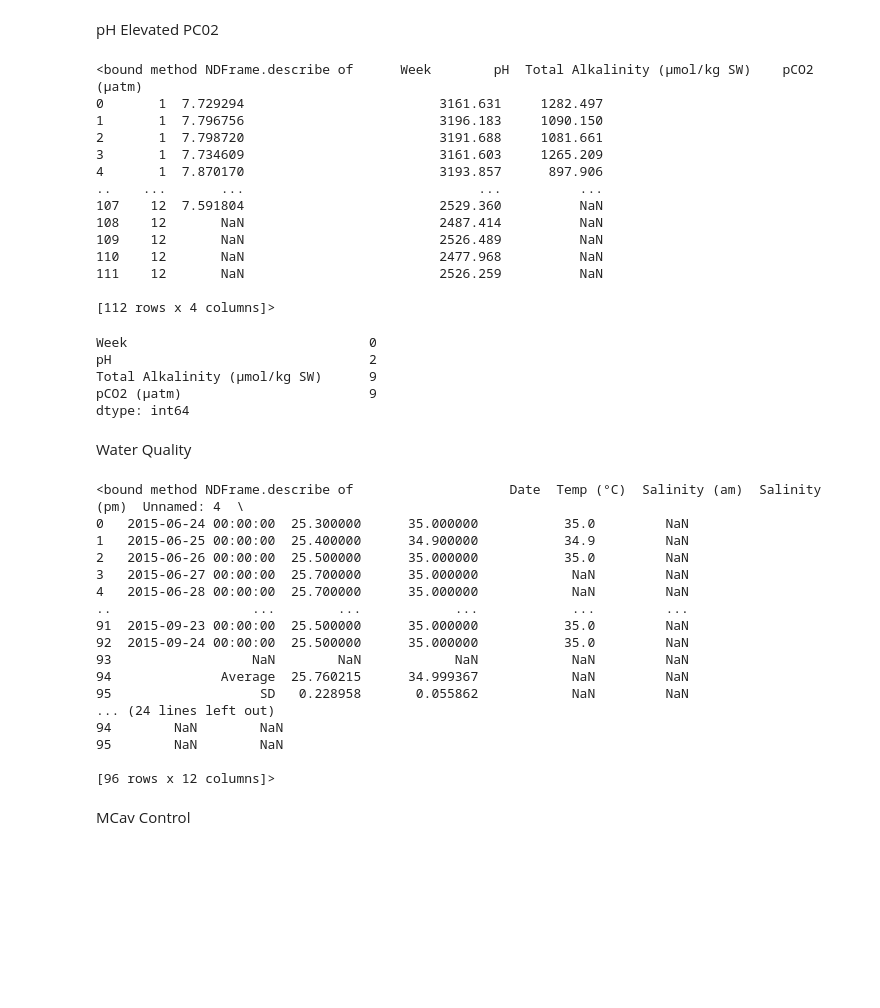
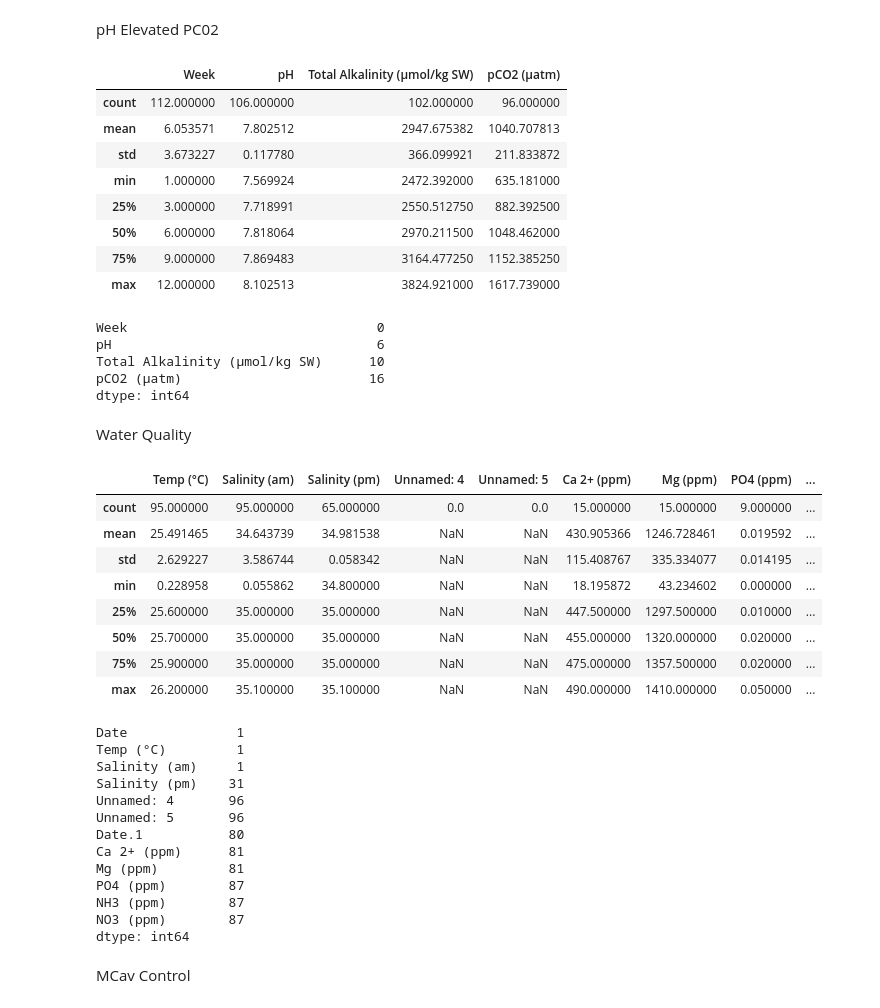
Before and after one commit to ENVS110a-SP23/group3-project, a Jupyter notebook: DataProcessing.ipynb, the cells around one changed output. Saved outputs shown, nothing was run; the diff lists cells and outputs as text; code cells hidden in the pictures; blank space fills up the shorter version.

Commit message:
Updated data processing/ fixed issues

```diff
--- a/DataProcessing.ipynb
+++ b/DataProcessing.ipynb
@@ -9,8 +9,8 @@ Read in data:
 import numpy as np
 import pandas as pd
 # %%
-Cardbonate_Chemistry= '/Users/danimadan/Desktop/GitHub/group3-project/FINAL Cleaned Carbonate Chemistry, water quality and coral measurements (1).xlsx'
-data= pd.ExcelFile(Carbonate_Chemistry)
+Cardbonate_Chemistry = '/Users/danimadan/Desktop/GitHub/group3-project/FINAL Cleaned Carbonate Chemistry, water quality and coral measurements (1).xlsx'
+data= pd.ExcelFile(Cardbonate_Chemistry)
 
 #generating list of sheets
 sheet_names = data.sheet_names
@@ -95,54 +92,55 @@ Getting some idea of missing data across different different variables
 # %% [markdown]
 pH Elevated PC02
 # %%
-ph_elevated_pc02.describe
+ph_elevated_pc02.describe()
 # %% [output]
-<bound method NDFrame.describe of      Week        pH  Total Alkalinity (µmol/kg SW)    pCO2 (µatm)
-0       1  7.729294                         3161.631     1282.497
-1       1  7.796756                         3196.183     1090.150
-2       1  7.798720                         3191.688     1081.661
-3       1  7.734609                         3161.603     1265.209
-4       1  7.870170                         3193.857      897.906
-..    ...       ...                              ...          ...
-107    12  7.591804                         2529.360          NaN
-108    12       NaN                         2487.414          NaN
-109    12       NaN                         2526.489          NaN
-110    12       NaN                         2477.968          NaN
-111    12       NaN                         2526.259          NaN
-
-[112 rows x 4 columns]>
+|  | Week | pH | Total Alkalinity (µmol/kg SW) | pCO2 (µatm) |
+| count | 112.000000 | 106.000000 | 102.000000 | 96.000000 |
+| mean | 6.053571 | 7.802512 | 2947.675382 | 1040.707813 |
+| std | 3.673227 | 0.117780 | 366.099921 | 211.833872 |
+| min | 1.000000 | 7.569924 | 2472.392000 | 635.181000 |
+| 25% | 3.000000 | 7.718991 | 2550.512750 | 882.392500 |
+| 50% | 6.000000 | 7.818064 | 2970.211500 | 1048.462000 |
+| 75% | 9.000000 | 7.869483 | 3164.477250 | 1152.385250 |
+| max | 12.000000 | 8.102513 | 3824.921000 | 1617.739000 |
 # %%
 print(ph_elevated_pc02.isnull().sum())
 # %% [output]
-Week                               0
-pH                                 2
-Total Alkalinity (µmol/kg SW)      9
-pCO2 (µatm)                        9
+Week                                0
+pH                                  6
+Total Alkalinity (µmol/kg SW)      10
+pCO2 (µatm)                        16
 dtype: int64
 # %% [markdown]
 Water Quality
 # %%
-water_quality.describe
+water_quality.describe()
 # %% [output]
-<bound method NDFrame.describe of                    Date  Temp (°C)  Salinity (am)  Salinity (pm)  Unnamed: 4  \
-0   2015-06-24 00:00:00  25.300000      35.000000           35.0         NaN
-1   2015-06-25 00:00:00  25.400000      34.900000           34.9         NaN
-2   2015-06-26 00:00:00  25.500000      35.000000           35.0         NaN
-3   2015-06-27 00:00:00  25.700000      35.000000            NaN         NaN
-4   2015-06-28 00:00:00  25.700000      35.000000            NaN         NaN
-..                  ...        ...            ...            ...         ...
-91  2015-09-23 00:00:00  25.500000      35.000000           35.0         NaN
-92  2015-09-24 00:00:00  25.500000      35.000000           35.0         NaN
-93                  NaN        NaN            NaN            NaN         NaN
-94              Average  25.760215      34.999367            NaN         NaN
-95                   SD   0.228958       0.055862            NaN         NaN
-... (24 lines left out)
-94        NaN        NaN
-95        NaN        NaN
-
-[96 rows x 12 columns]>
+|  | Temp (°C) | Salinity (am) | Salinity (pm) | Unnamed: 4 | Unnamed: 5 | Ca 2+ (ppm) | Mg (ppm) | PO4 (ppm) | ... |
+| count | 95.000000 | 95.000000 | 65.000000 | 0.0 | 0.0 | 15.000000 | 15.000000 | 9.000000 | ... |
+| mean | 25.491465 | 34.643739 | 34.981538 | NaN | NaN | 430.905366 | 1246.728461 | 0.019592 | ... |
+| std | 2.629227 | 3.586744 | 0.058342 | NaN | NaN | 115.408767 | 335.334077 | 0.014195 | ... |
+| min | 0.228958 | 0.055862 | 34.800000 | NaN | NaN | 18.195872 | 43.234602 | 0.000000 | ... |
+| 25% | 25.600000 | 35.000000 | 35.000000 | NaN | NaN | 447.500000 | 1297.500000 | 0.010000 | ... |
+| 50% | 25.700000 | 35.000000 | 35.000000 | NaN | NaN | 455.000000 | 1320.000000 | 0.020000 | ... |
+| 75% | 25.900000 | 35.000000 | 35.000000 | NaN | NaN | 475.000000 | 1357.500000 | 0.020000 | ... |
+| max | 26.200000 | 35.100000 | 35.100000 | NaN | NaN | 490.000000 | 1410.000000 | 0.050000 | ... |
 # %%
 print(water_quality.isnull().sum())
+# %% [output]
+Date              1
+Temp (°C)         1
+Salinity (am)     1
+Salinity (pm)    31
+Unnamed: 4       96
+Unnamed: 5       96
+Date.1           80
+Ca 2+ (ppm)      81
+Mg (ppm)         81
+PO4 (ppm)        87
+NH3 (ppm)        87
+NO3 (ppm)        87
+dtype: int64
 # %% [markdown]
 MCav Control
 # %%
```
Also changed, not shown: parts of 16 cells of this notebook.
